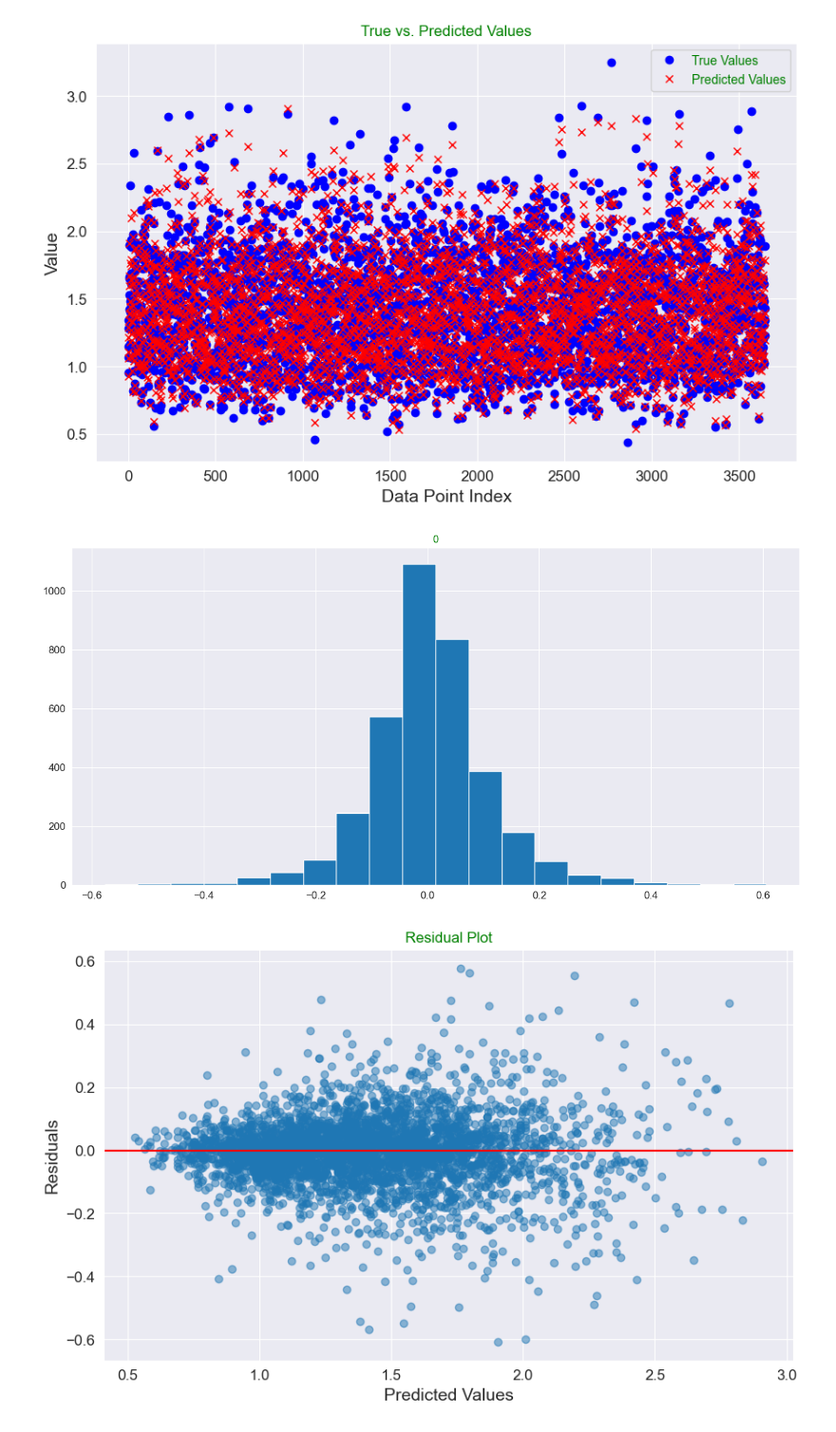
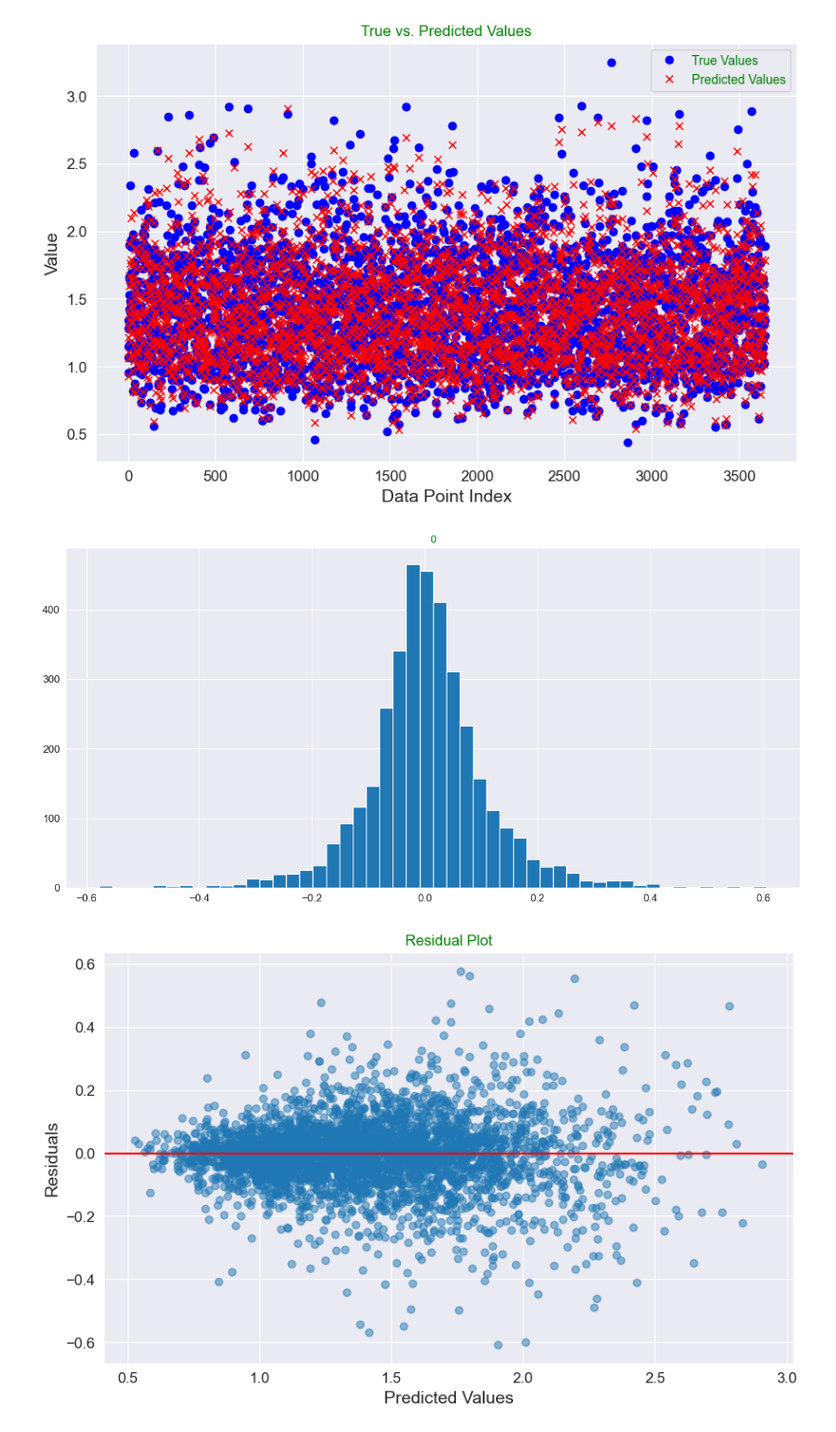
Before and after one commit to eraygokgor/avocado-pricing, a Jupyter notebook: analysis.ipynb, the cells around one changed output. Shown at 95% size. Cells and saved outputs as stored; diff of their text form; code cells hidden in the pictures.

```diff
--- a/analysis.ipynb
+++ b/analysis.ipynb
@@ -356,10 +356,10 @@ plt.show()
 # %% [output]
 [figure]
 # %%
-pd.DataFrame(y_pred-y_test).hist(bins=20)
+pd.DataFrame(y_pred-y_test).hist(bins=50)
 plt.show()
 # %% [output]
-[figure, old version]
+[figure, new version]
 # %%
 residuals = y_test - y_pred
 plt.figure(figsize=(10, 6))
```
